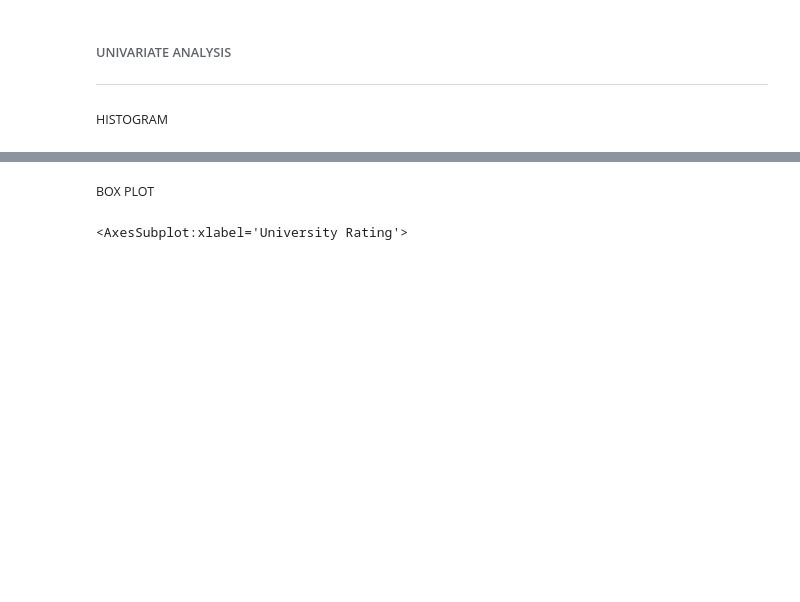
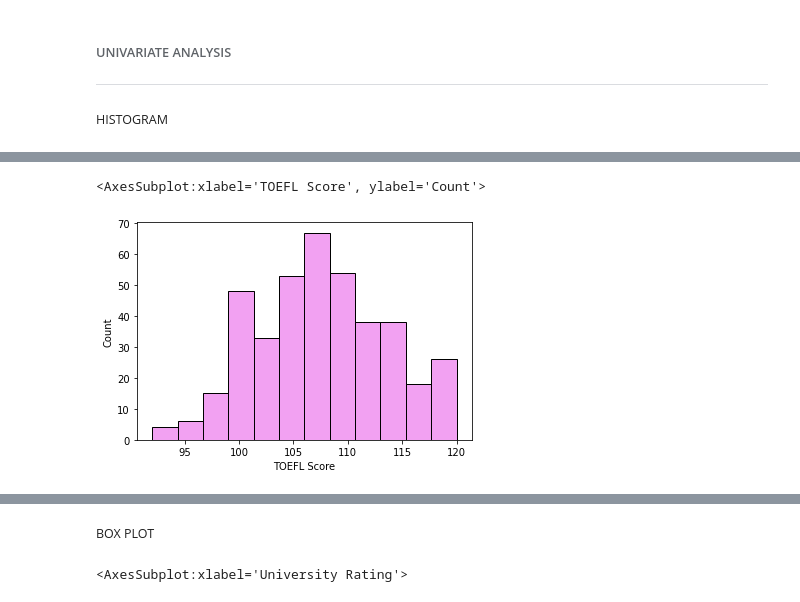
Before and after one commit to IBM-EPBL/IBM-Project-38189-1660374589, a Jupyter notebook: Project Folder/University Admission Prediction.ipynb, the cells around one changed output, grey strips where cells are left out. Cells and saved outputs as stored; diff of their text form; code cells hidden in the pictures; blank space fills up the shorter version.

```diff
--- a/Project Folder/University Admission Prediction.ipynb
+++ b/Project Folder/University Admission Prediction.ipynb
@@ -63,0 +96,5 @@ sns.displot(c,color="green")
+# %%
+sns.histplot(data["TOEFL Score"],color='violet')
+# %% [output]
+<AxesSubplot:xlabel='TOEFL Score', ylabel='Count'>
+[figure, added]
```
Also changed, not shown: parts of 31 cells of this notebook, 1 other file.
